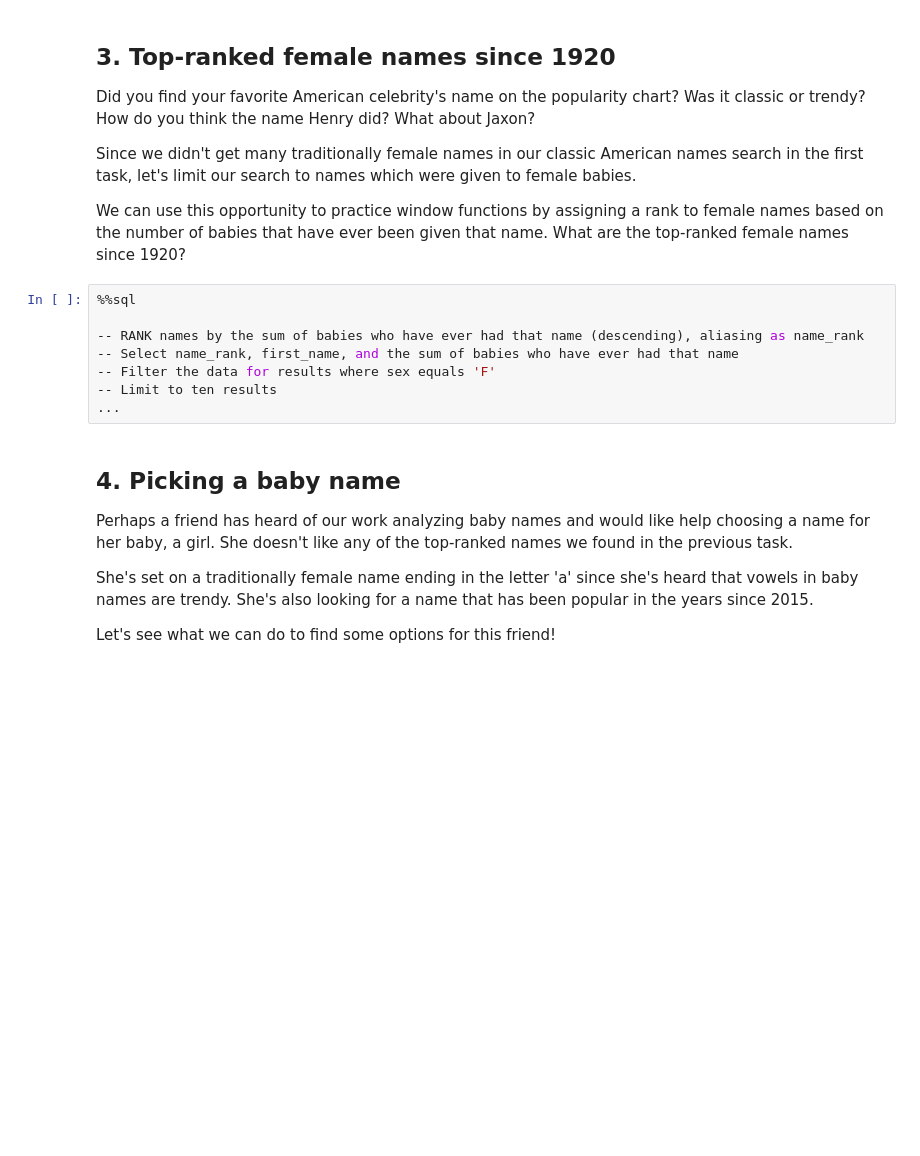
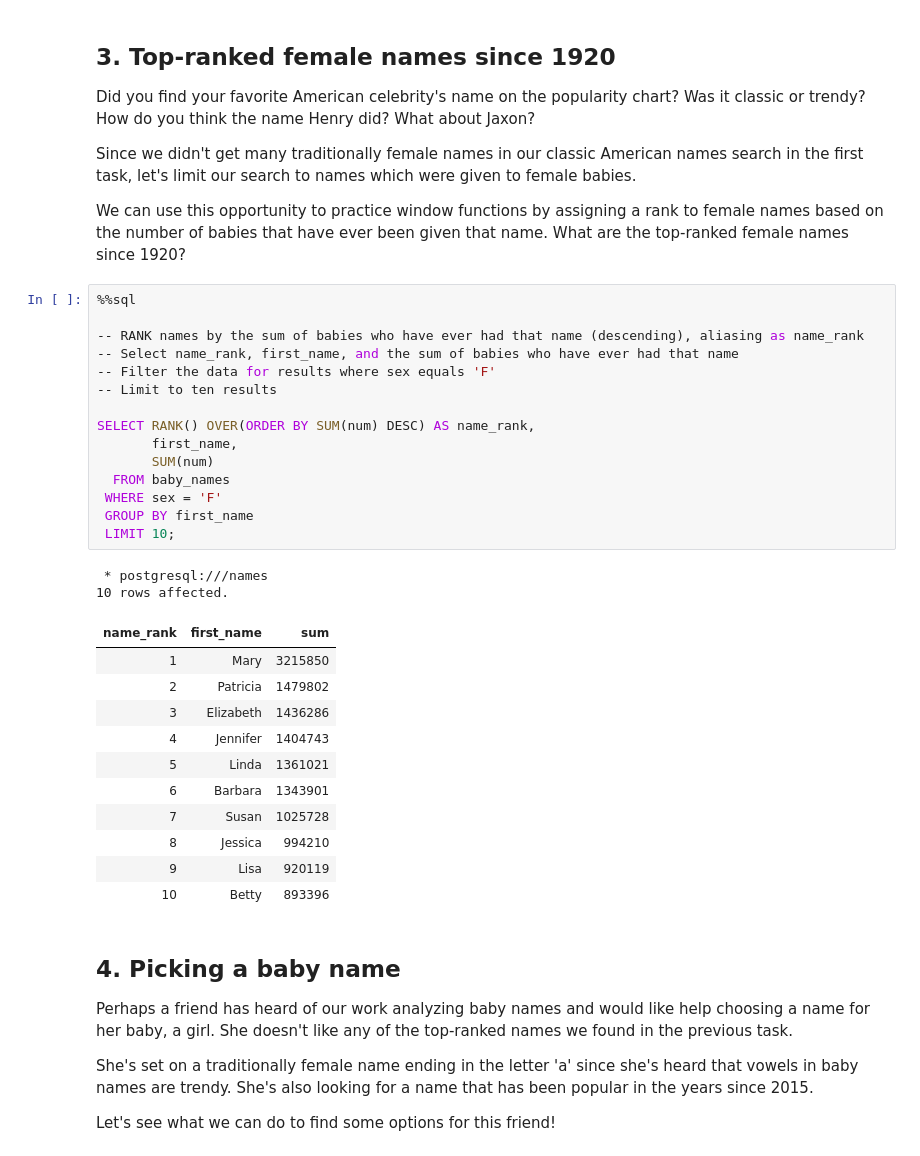
Before and after one commit to jonmabale/datacamp, a Jupyter notebook: sql/Analyzing American Baby Name Trends/notebook.ipynb, the cells around one changed output. Saved outputs shown, nothing was run; the diff lists cells and outputs as text; blank space fills up the shorter version.

```diff
--- a/sql/Analyzing American Baby Name Trends/notebook.ipynb
+++ b/sql/Analyzing American Baby Name Trends/notebook.ipynb
@@ -89,11 +112,32 @@ HAVING first_name IS NOT NULL
 # %%
 %%sql
 
 -- RANK names by the sum of babies who have ever had that name (descending), aliasing as name_rank
 -- Select name_rank, first_name, and the sum of babies who have ever had that name
 -- Filter the data for results where sex equals 'F'
 -- Limit to ten results
-...
+
+SELECT RANK() OVER(ORDER BY SUM(num) DESC) AS name_rank,
+       first_name,
+       SUM(num)
+  FROM baby_names
+ WHERE sex = 'F'
+ GROUP BY first_name
+ LIMIT 10;
+# %% [output]
+ * postgresql:///names
+10 rows affected.
+| name_rank | first_name | sum |
+| 1 | Mary | 3215850 |
+| 2 | Patricia | 1479802 |
+| 3 | Elizabeth | 1436286 |
+| 4 | Jennifer | 1404743 |
+| 5 | Linda | 1361021 |
+| 6 | Barbara | 1343901 |
+| 7 | Susan | 1025728 |
+| 8 | Jessica | 994210 |
+| 9 | Lisa | 920119 |
+| 10 | Betty | 893396 |
 # %% [markdown]
 ## 4. Picking a baby name
 <p>Perhaps a friend has heard of our work analyzing baby names and would like help choosing a name for her baby, a girl. She doesn't like any of the top-ranked names we found in the previous task. </p>
```
Also changed, not shown: parts of 4 cells of this notebook.
